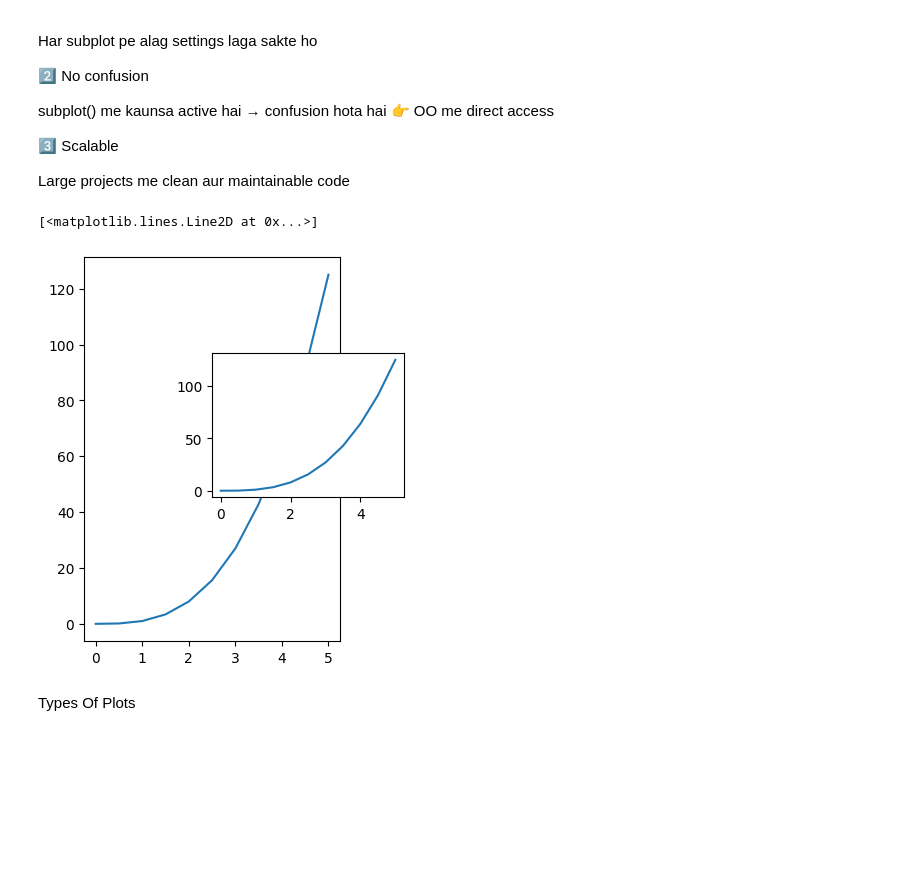
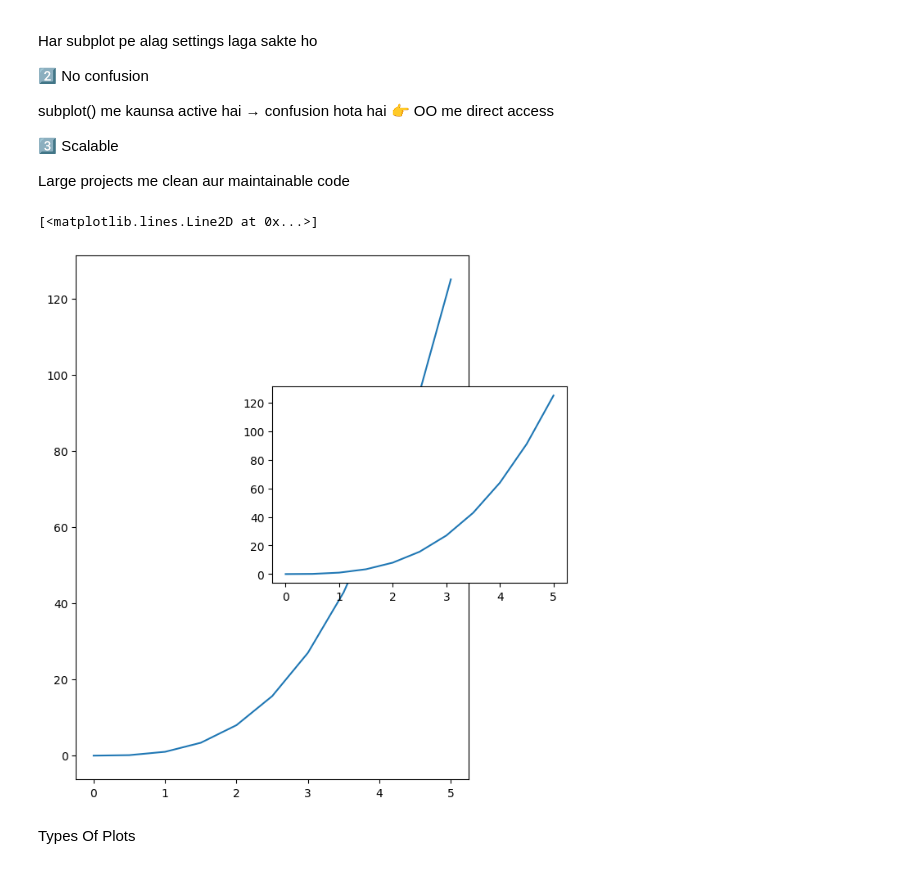
Before and after one commit to altafshaikh7/Data-Vizualization-Complete-course, a Jupyter notebook: matplotlib/matplotlib.ipynb, the cells around one changed output. Cells and saved outputs as stored; diff of their text form; code cells hidden in the pictures; blank space fills up the shorter version.

```diff
--- a/matplotlib/matplotlib.ipynb
+++ b/matplotlib/matplotlib.ipynb
@@ -112,16 +112,17 @@ subplot() me kaunsa active hai → confusion hota hai
 
 Large projects me clean aur maintainable code
 # %%
-fig = plt.figure()
+fig = plt.figure(figsize=(12,8),dpi=100)
 
 axis1 = fig.add_axes([0.1, 0.1, .4, .8])
 axis1.plot(x, y)
 
+
 axis2 = fig.add_axes([0.3, 0.4, .3, .3])
 axis2.plot(x, y)
 # %% [output]
 [<matplotlib.lines.Line2D at 0x...>]
-[figure, old version]
+[figure, new version]
 # %% [markdown]
 Types Of Plots
 # %% [markdown]
```
Also changed, not shown: parts of 6 cells of this notebook.
